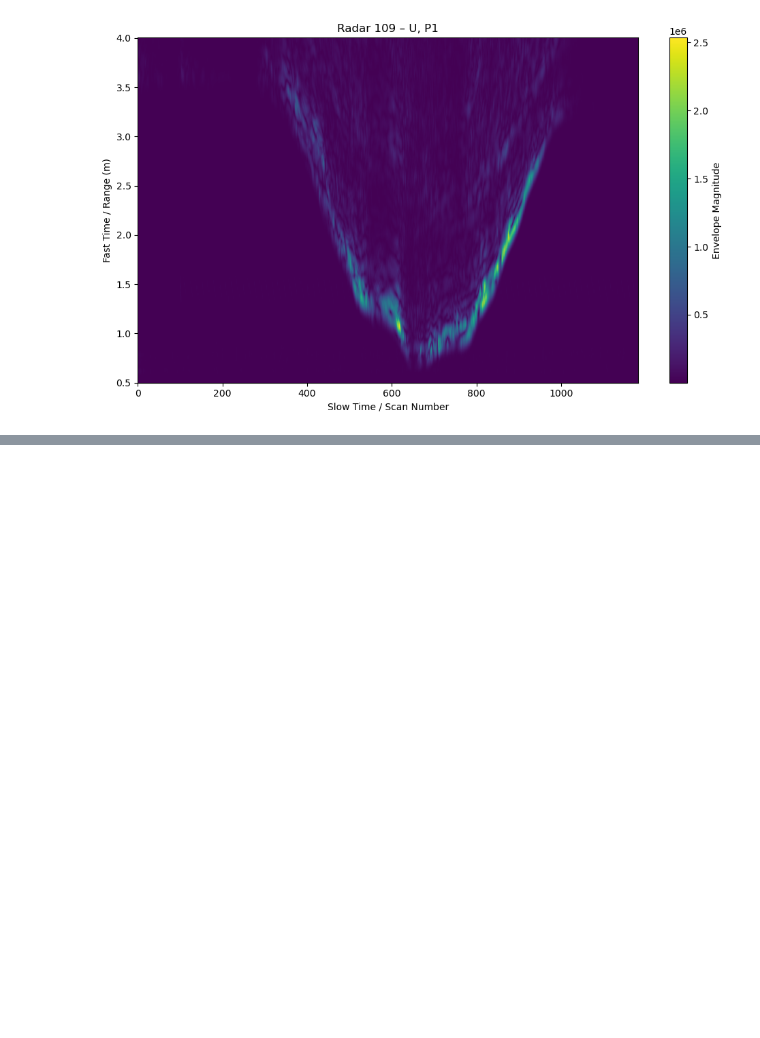
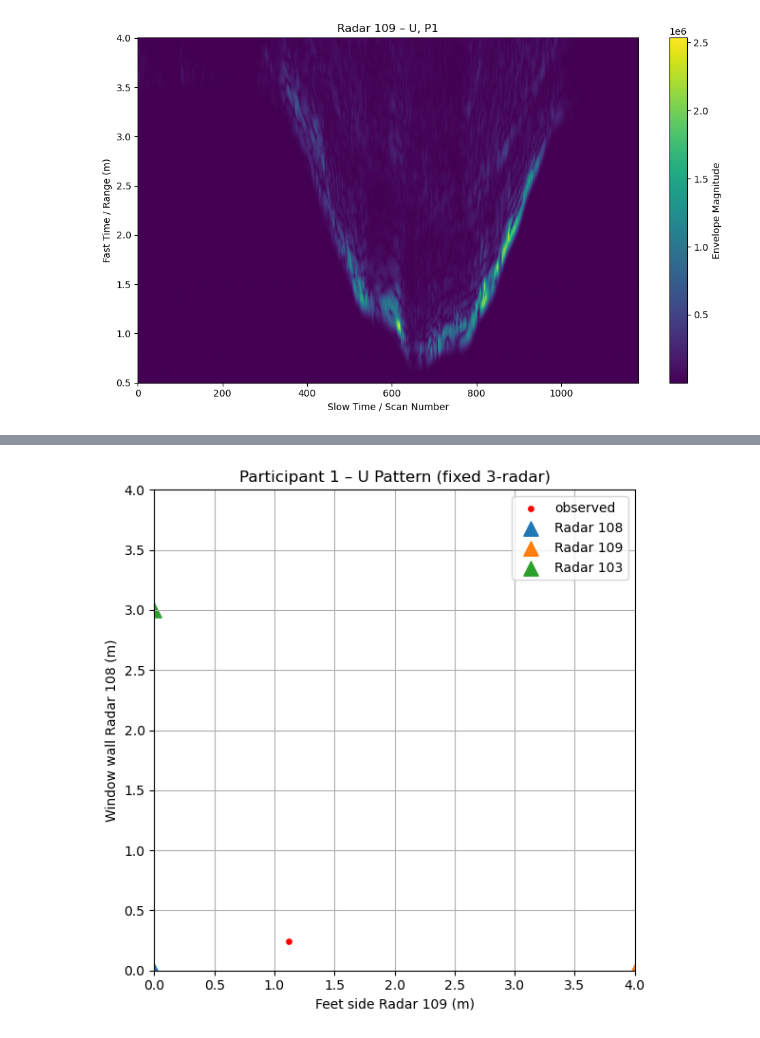
Before and after one commit to ConanMinihan/RadarLocalizationPipeline, a Jupyter notebook: RadarTriangulation.ipynb, the cells around one changed output, grey strips where cells are left out. Saved outputs shown, nothing was run; the diff lists cells and outputs as text; code cells hidden in the pictures; blank space fills up the shorter version.

```diff
--- a/RadarTriangulation.ipynb
+++ b/RadarTriangulation.ipynb
@@ -240,0 +1039,18 @@ NameError: name 'env108' is not defined
+# %%
+env108,b108,t108 = load_radar_data("Localization/Participant1","108","U")
+env109,b109,t109 = load_radar_data("Localization/Participant1","109","U")
+env103,b103,t103 = load_radar_data("Localization/Participant1","103","U")
+
+windows = generate_time_windows([t108,t109,t103])
+
+centers = localize_3radar_correct(
+    env108,b108,t108,
+    env109,b109,t109,
+    env103,b103,t103,
+    windows,
+    thresh=5e4
+)
+
+plot_track_assignment(centers,"Participant 1 – U Pattern (fixed 3-radar)")
+# %% [output]
+[figure, added]
```
Also changed, not shown: parts of 30 cells of this notebook, 10 other files.
